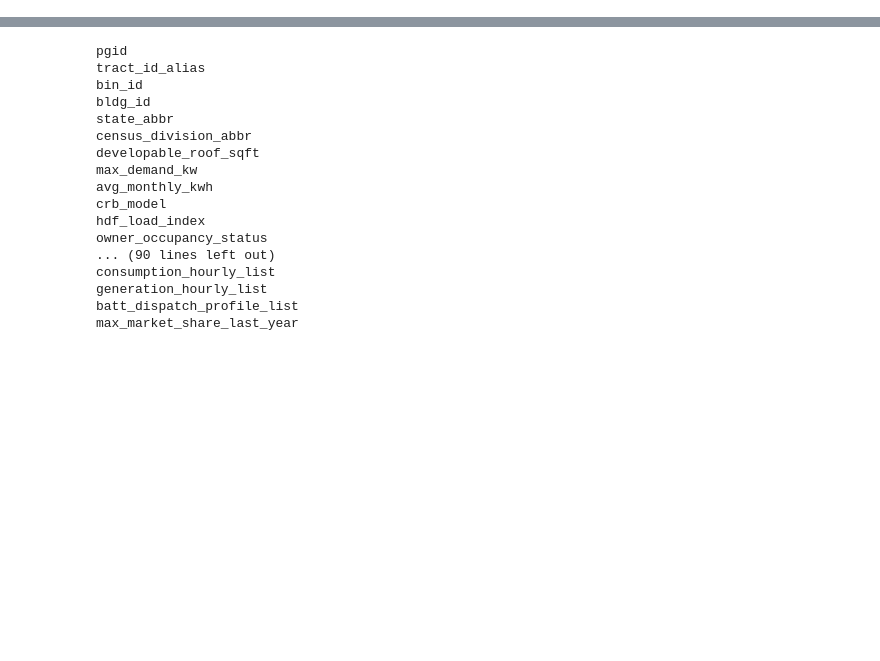
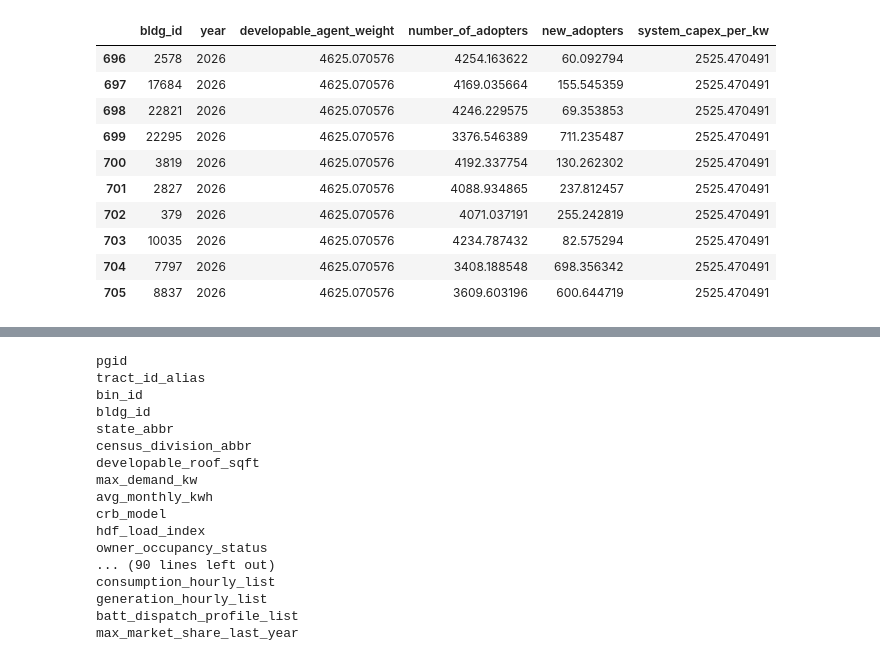
Before and after one commit to tsgsteele/dgen, a Jupyter notebook: dgen_os/python/Notebooks/analysis_of_model_results.ipynb, the cells around one changed output, grey strips where cells are left out. Cells and saved outputs as stored; diff of their text form; code cells hidden in the pictures; blank space fills up the shorter version.

```diff
--- a/dgen_os/python/Notebooks/analysis_of_model_results.ipynb
+++ b/dgen_os/python/Notebooks/analysis_of_model_results.ipynb
@@ -80,3 +80,17 @@ camb_long = (
 lrmer_lookup = camb_long.set_index(
     ['state','year','month','hour']
 )['lrmer_co2e'].to_dict()
+# %%
+baseline[['bldg_id', 'year', 'developable_agent_weight', 'number_of_adopters', 'new_adopters', 'system_capex_per_kw']].head(10)
+# %% [output]
+|  | bldg_id | year | developable_agent_weight | number_of_adopters | new_adopters | system_capex_per_kw |
+| 696 | 2578 | 2026 | 4625.070576 | 4254.163622 | 60.092794 | 2525.470491 |
+| 697 | 17684 | 2026 | 4625.070576 | 4169.035664 | 155.545359 | 2525.470491 |
+| 698 | 22821 | 2026 | 4625.070576 | 4246.229575 | 69.353853 | 2525.470491 |
+| 699 | 22295 | 2026 | 4625.070576 | 3376.546389 | 711.235487 | 2525.470491 |
+| 700 | 3819 | 2026 | 4625.070576 | 4192.337754 | 130.262302 | 2525.470491 |
+| 701 | 2827 | 2026 | 4625.070576 | 4088.934865 | 237.812457 | 2525.470491 |
+| 702 | 379 | 2026 | 4625.070576 | 4071.037191 | 255.242819 | 2525.470491 |
+| 703 | 10035 | 2026 | 4625.070576 | 4234.787432 | 82.575294 | 2525.470491 |
+| 704 | 7797 | 2026 | 4625.070576 | 3408.188548 | 698.356342 | 2525.470491 |
+| 705 | 8837 | 2026 | 4625.070576 | 3609.603196 | 600.644719 | 2525.470491 |
```
Also changed, not shown: parts of 2 cells of this notebook.
